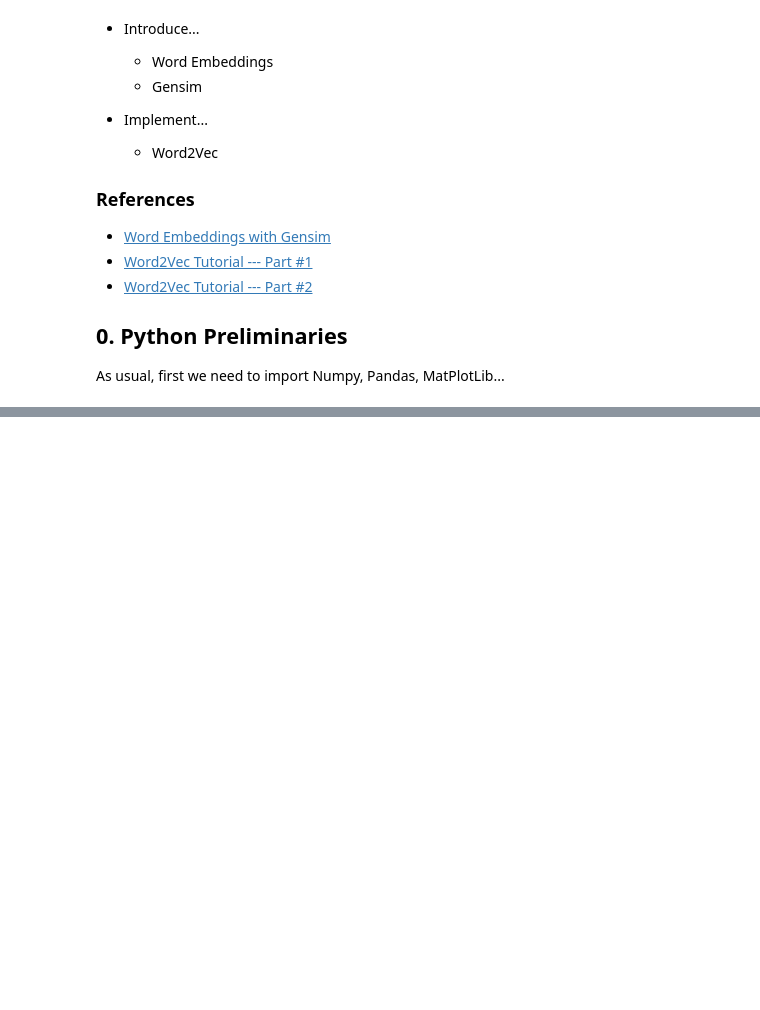
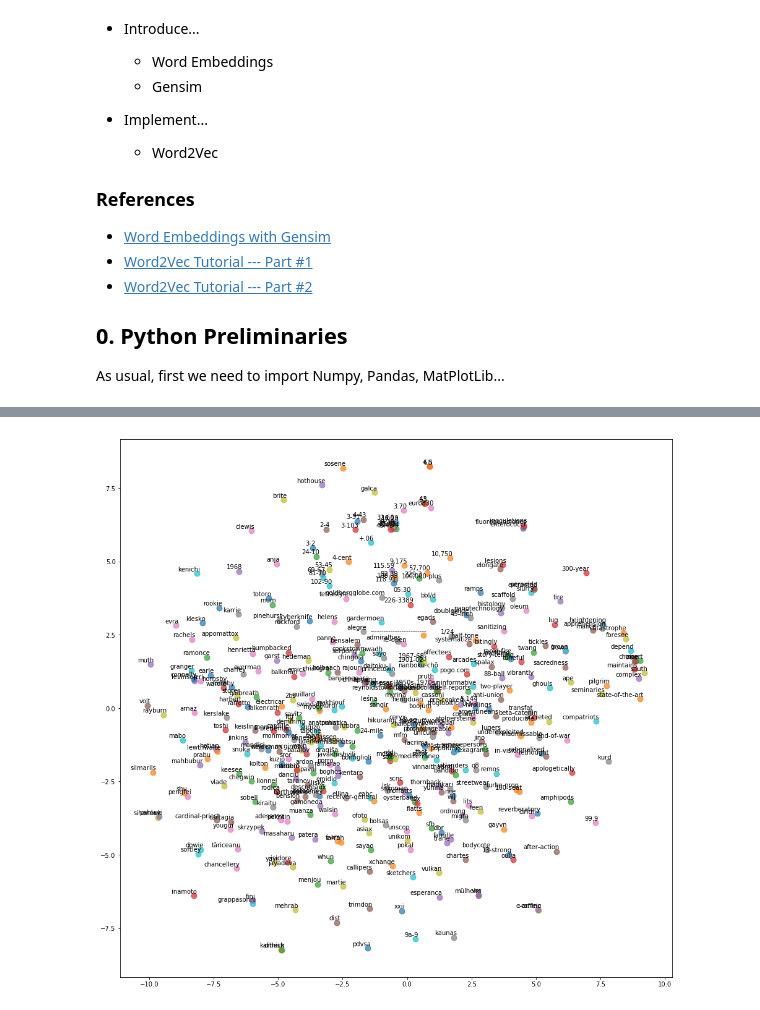
Before and after one commit to UCIDataLab/software_tutorial_notebooks, a Jupyter notebook: word_embeddings_w_gensim.ipynb, the cells around one changed output, grey strips where cells are left out. Drawn from its saved outputs; the diff is of its cells as text; code cells hidden in the pictures; blank space fills up the shorter version.

```diff
--- a/word_embeddings_w_gensim.ipynb
+++ b/word_embeddings_w_gensim.ipynb
@@ -29,0 +87,4 @@ ImportError: dlopen(/Users/enalisnick/anaconda/envs/cs175/lib/python3.5/site-pac
+# %%
+from gensim.models import KeyedVectors
+
+glove_vectors = KeyedVectors.load_word2vec_format('trained_models/glove_50d_vecs.txt', binary=False)
@@ -29,0 +104,29 @@ ImportError: dlopen(/Users/enalisnick/anaconda/envs/cs175/lib/python3.5/site-pac
+# %%
+from sklearn.manifold import TSNE
+
+words = [w for w in glove_vectors.vocab]
+vecs_sample = [glove_vectors[w] for w in words[:400]]
+
+tsne_model = TSNE(perplexity=40, n_components=2, init='pca', n_iter=2500, random_state=23)
+new_vecs = tsne_model.fit_transform(vecs_sample)
+
+x = []
+y = []
+for vec in new_vecs:
+    x.append(vec[0])
+    y.append(vec[1])
+
+plt.figure(figsize=(16, 16))
+
+for i in range(len(x)):
+    plt.scatter(x[i],y[i], s=80, alpha=.7)
+    plt.annotate(words[i],
+                    xy=(x[i], y[i]),
+                    xytext=(5, 2),
+                    textcoords='offset points',
+                    ha='right',
+                    va='bottom'
+                )
+plt.show()
+# %% [output]
+[figure, added]
```
Also changed, not shown: parts of 8 cells of this notebook, 2 other files.
